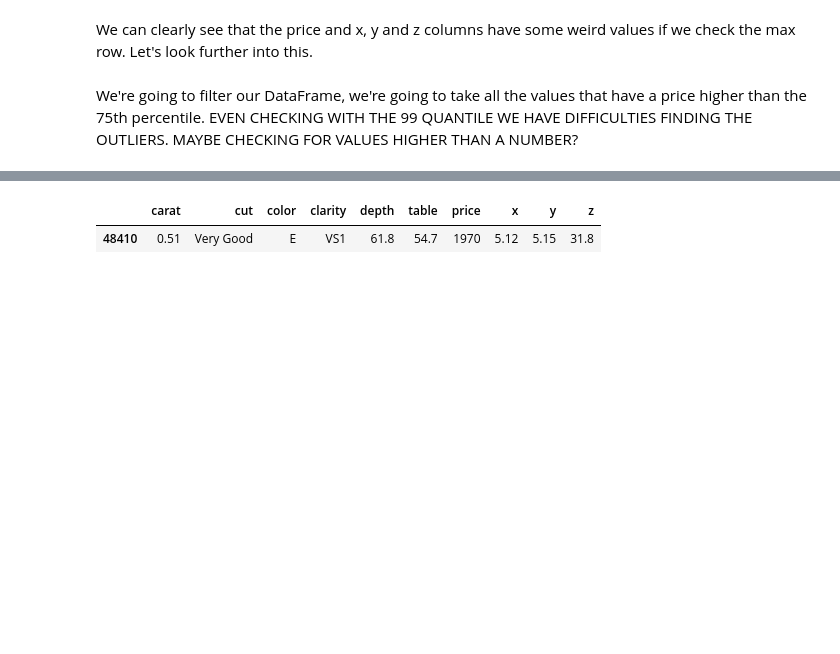
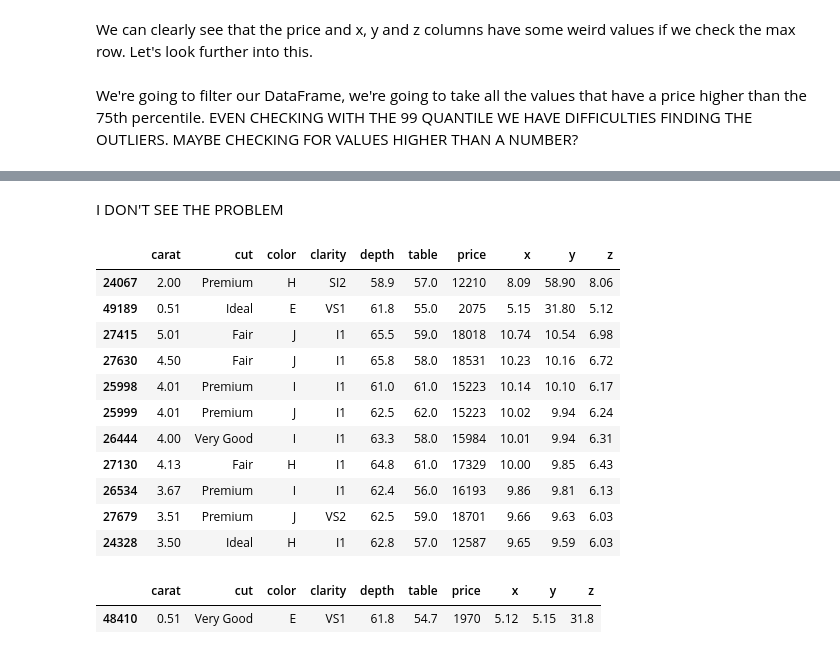
Before and after one commit to ta-data-bcn/Review-W4-Data-Cleaning-And-Descriptive-Statistics, a Jupyter notebook: main.ipynb, the cells around one changed output, grey strips where cells are left out. Drawn from its saved outputs; the diff is of its cells as text; code cells hidden in the pictures; blank space fills up the shorter version.

```diff
--- a/main.ipynb
+++ b/main.ipynb
@@ -207,3 +216,20 @@ diamonds[diamonds.y > quantile99]
+# %% [markdown]
+I DON'T SEE THE PROBLEM
+# %%
+diamonds.sort_values(by="y", ascending=False).head(11)
+# %% [output]
+|  | carat | cut | color | clarity | depth | table | price | x | y | z |
+| 24067 | 2.00 | Premium | H | SI2 | 58.9 | 57.0 | 12210 | 8.09 | 58.90 | 8.06 |
+| 49189 | 0.51 | Ideal | E | VS1 | 61.8 | 55.0 | 2075 | 5.15 | 31.80 | 5.12 |
+| 27415 | 5.01 | Fair | J | I1 | 65.5 | 59.0 | 18018 | 10.74 | 10.54 | 6.98 |
+| 27630 | 4.50 | Fair | J | I1 | 65.8 | 58.0 | 18531 | 10.23 | 10.16 | 6.72 |
+| 25998 | 4.01 | Premium | I | I1 | 61.0 | 61.0 | 15223 | 10.14 | 10.10 | 6.17 |
+| 25999 | 4.01 | Premium | J | I1 | 62.5 | 62.0 | 15223 | 10.02 | 9.94 | 6.24 |
+| 26444 | 4.00 | Very Good | I | I1 | 63.3 | 58.0 | 15984 | 10.01 | 9.94 | 6.31 |
+| 27130 | 4.13 | Fair | H | I1 | 64.8 | 61.0 | 17329 | 10.00 | 9.85 | 6.43 |
+| 26534 | 3.67 | Premium | I | I1 | 62.4 | 56.0 | 16193 | 9.86 | 9.81 | 6.13 |
+| 27679 | 3.51 | Premium | J | VS2 | 62.5 | 59.0 | 18701 | 9.66 | 9.63 | 6.03 |
+| 24328 | 3.50 | Ideal | H | I1 | 62.8 | 57.0 | 12587 | 9.65 | 9.59 | 6.03 |
 # %%
 diamonds[diamonds.z > 10]
 # %% [output]
```
Also changed, not shown: parts of 6 cells of this notebook.
